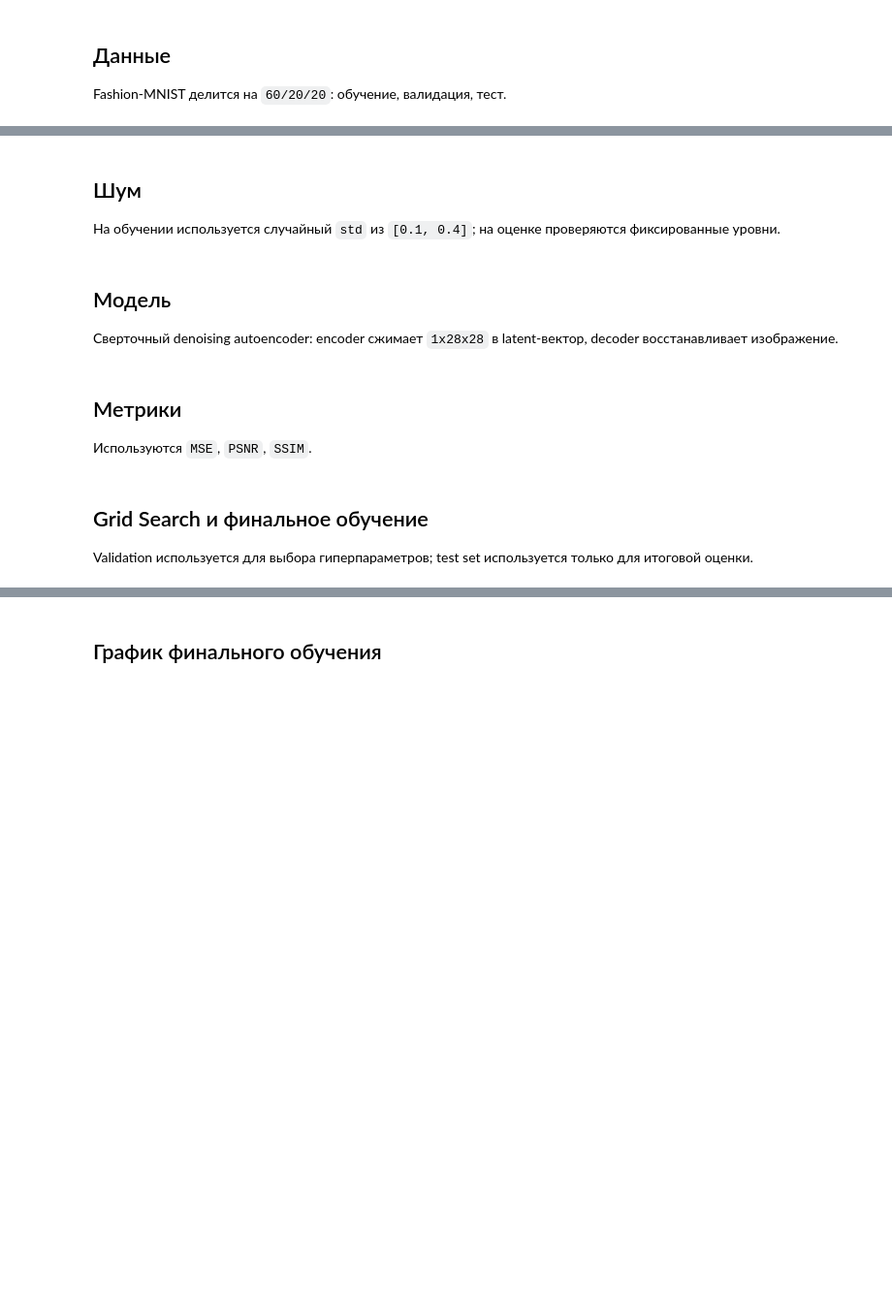
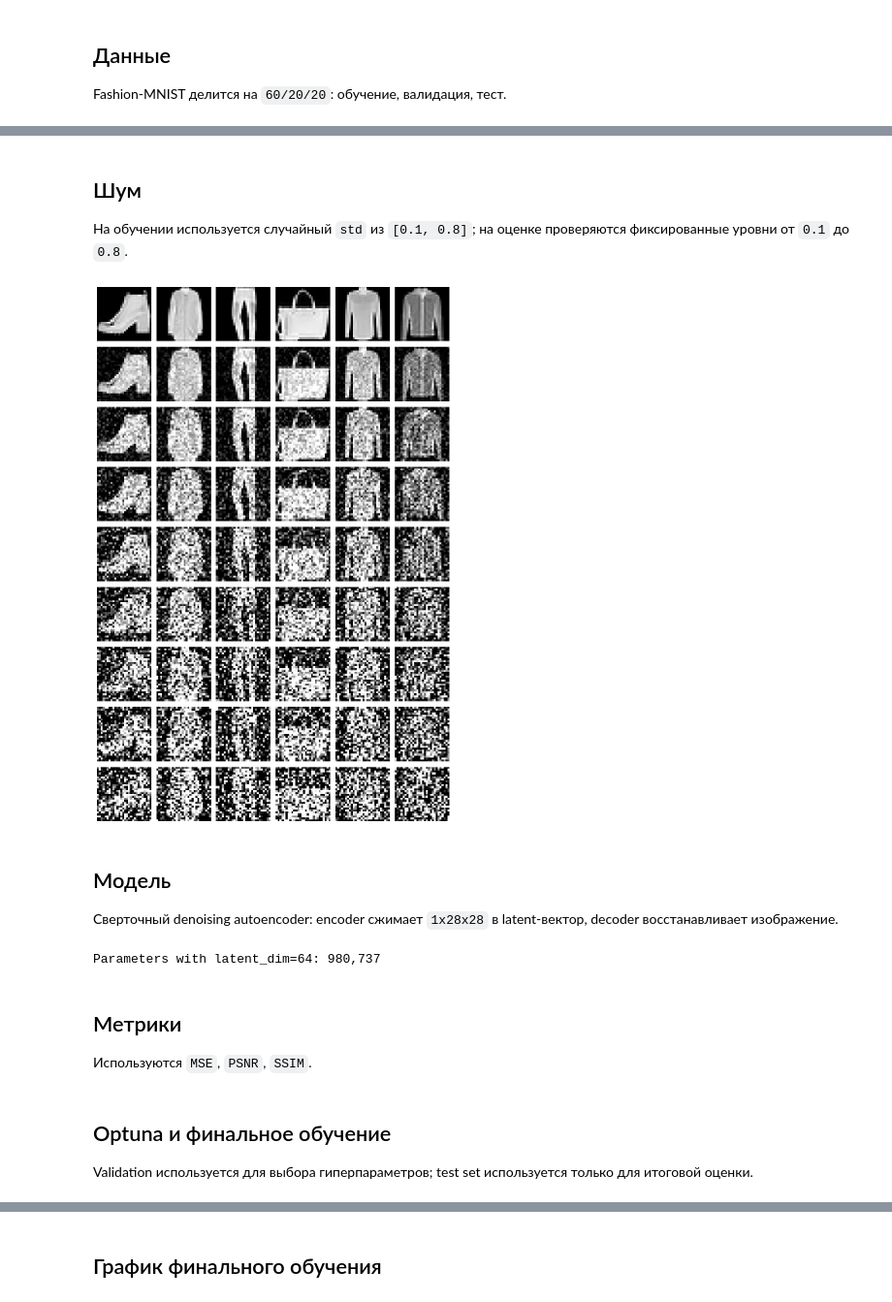
Before and after one commit to ilyakirienko2018-hub/nstu-practice-spring-2026, a Jupyter notebook: students/kirienko/lesson4.ipynb, the cells around one changed output, grey strips where cells are left out. Shown at 97% size. Drawn from its saved outputs; the diff is of its cells as text; code cells hidden in the pictures; blank space fills up the shorter version.

```diff
--- a/students/kirienko/lesson4.ipynb
+++ b/students/kirienko/lesson4.ipynb
@@ -97,35 +112,37 @@ print(f"Test: {len(test_dataset)}")
 # %% [markdown]
 ## Шум
 
-На обучении используется случайный `std` из `[0.1, 0.4]`; на оценке проверяются фиксированные уровни.
+На обучении используется случайный `std` из `[0.1, 0.8]`; на оценке проверяются фиксированные уровни от `0.1` до `0.8`.
 # %%
-def add_gaussian_noise(images, std=None, std_min=0.1, std_max=0.4):
+def add_gaussian_noise(images, std=None, std_min=0.1, std_max=0.8):
     """Добавляет гауссовский шум и обрезает значения к диапазону [0, 1]."""
     if std is None:
         std = torch.empty(images.size(0), 1, 1, 1, device=images.device).uniform_(std_min, std_max)
     elif not torch.is_tensor(std):
         std = torch.full((images.size(0), 1, 1, 1), float(std), device=images.device)
     noisy = images + torch.randn_like(images) * std
     return torch.clamp(noisy, 0.0, 1.0), std
-def show_noise_examples(loader, noise_stds=(0.1, 0.2, 0.3, 0.4), n=6):
+def show_noise_examples(loader, noise_stds=(0.1, 0.2, 0.3, 0.4, 0.5, 0.6, 0.7, 0.8), n=6):
     images, _ = next(iter(loader))
     images = images[:n].to(device)
     fig, axes = plt.subplots(len(noise_stds) + 1, n, figsize=(1.6 * n, 1.6 * (len(noise_stds) + 1)))
     for i in range(n):
         axes[0, i].imshow(images[i, 0].cpu(), cmap="gray")
         axes[0, i].axis("off")
         if i == 0:
             axes[0, i].set_ylabel("оригинал")
     for row, std in enumerate(noise_stds, start=1):
         noisy, _ = add_gaussian_noise(images, std=std)
         for i in range(n):
             axes[row, i].imshow(noisy[i, 0].cpu(), cmap="gray")
             axes[row, i].axis("off")
             if i == 0:
                 axes[row, i].set_ylabel(f"std={std}")
     plt.tight_layout()
     plt.show()
 show_noise_examples(test_loader)
+# %% [output]
+[figure, added]
 # %% [markdown]
 ## Модель
 
@@ -137,15 +154,15 @@ class DenoisingConvAutoencoder(nn.Module):
         self.encoder_cnn = nn.Sequential(
             nn.Conv2d(1, 32, kernel_size=3, padding=1),
             nn.BatchNorm2d(32),
-            nn.ReLU(inplace=True),
+            nn.SiLU(inplace=True),
             nn.MaxPool2d(2),  # 14x14
             nn.Conv2d(32, 64, kernel_size=3, padding=1),
             nn.BatchNorm2d(64),
-            nn.ReLU(inplace=True),
+            nn.SiLU(inplace=True),
             nn.MaxPool2d(2),  # 7x7
             nn.Conv2d(64, 128, kernel_size=3, padding=1),
             nn.BatchNorm2d(128),
-            nn.ReLU(inplace=True),
+            nn.SiLU(inplace=True),
         )
         self.flatten = nn.Flatten()
         self.to_latent = nn.Linear(128 * 7 * 7, latent_dim)
@@ -153,12 +170,12 @@ class DenoisingConvAutoencoder(nn.Module):
         self.decoder_cnn = nn.Sequential(
             nn.ConvTranspose2d(128, 64, kernel_size=2, stride=2),  # 14x14
             nn.BatchNorm2d(64),
-            nn.ReLU(inplace=True),
+            nn.SiLU(inplace=True),
             nn.Conv2d(64, 64, kernel_size=3, padding=1),
-            nn.ReLU(inplace=True),
+            nn.SiLU(inplace=True),
             nn.ConvTranspose2d(64, 32, kernel_size=2, stride=2),  # 28x28
             nn.BatchNorm2d(32),
-            nn.ReLU(inplace=True),
+            nn.SiLU(inplace=True),
             nn.Conv2d(32, 1, kernel_size=3, padding=1),
             nn.Sigmoid(),
         )
@@ -174,6 +191,8 @@ class DenoisingConvAutoencoder(nn.Module):
 example_model = DenoisingConvAutoencoder(latent_dim=64).to(device)
 print(f"Parameters with latent_dim=64: {sum(p.numel() for p in example_model.parameters() if p.requires_grad):,}")
 del example_model
+# %% [output]
+Parameters with latent_dim=64: 980,737
 # %% [markdown]
 ## Метрики
 
@@ -196,7 +215,7 @@ def simple_ssim(pred, target, max_value=1.0):
     c2 = (0.03 * max_value) ** 2
     return ((2 * mu_x * mu_y + c1) * (2 * cov_xy + c2)) / ((mu_x ** 2 + mu_y ** 2 + c1) * (var_x + var_y + c2))
 # %% [markdown]
-## Grid Search и финальное обучение
+## Optuna и финальное обучение
 
 Validation используется для выбора гиперпараметров; test set используется только для итоговой оценки.
 # %%
```
Also changed, not shown: parts of 14 cells of this notebook.
